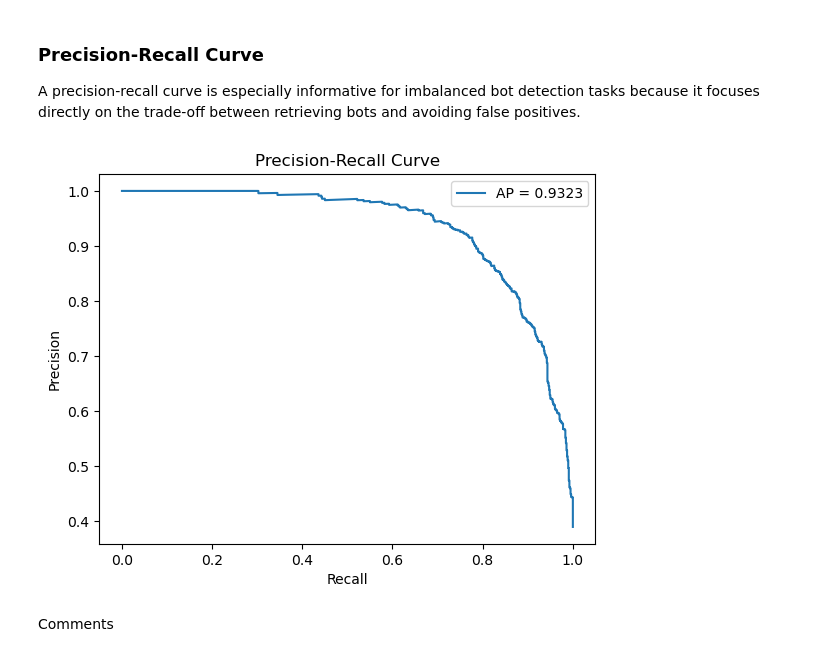
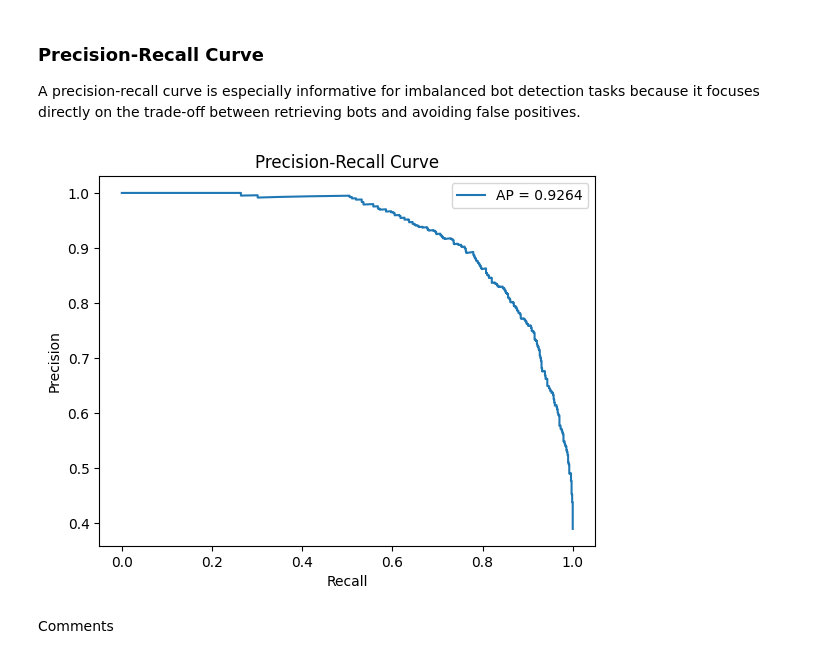
Before and after one commit to iiank/Twitter-Bot-Fraud-Detection, a Jupyter notebook: graph.ipynb, the cells around one changed output. Cells and saved outputs as stored; diff of their text form; code cells hidden in the pictures.

```diff
--- a/graph.ipynb
+++ b/graph.ipynb
@@ -1531,15 +1535,15 @@ plt.show()
 # %%
 @torch.no_grad()
 def test_rgcn_minibatch(model, test_loader, criterion, device, relation_to_idx, show_cm=True):
-    test_loss, precision, recall, accuracy, f1, y_true, y_pred = evaluate_rgcn_minibatch(
+    y_true, y_logits, y_probs, y_pred, metrics = predict_rgcn_minibatch(
         model, test_loader, criterion, device, relation_to_idx
     )
 
-    print(f"Test Loss:  {test_loss:.4f}")
-    print(f"Precision:  {precision:.4f}")
-    print(f"Recall:     {recall:.4f}")
-    print(f"Accuracy:   {accuracy:.4f}")
-    print(f"F1 Score:   {f1:.4f}")
+    print(f"Test Loss:  {metrics['loss']:.4f}")
+    print(f"Precision:  {metrics['precision']:.4f}")
+    print(f"Recall:     {metrics['recall']:.4f}")
+    print(f"Accuracy:   {metrics['accuracy']:.4f}")
+    print(f"F1 Score:   {metrics['f1']:.4f}")
 
     if show_cm:
         cm = confusion_matrix(y_true, y_pred)
@@ -1547,8 +1551,10 @@ def test_rgcn_minibatch(model, test_loader, criterion, device, relation_to_idx,
         disp.plot(cmap="Blues")
         plt.title("Confusion Matrix")
         plt.show()
+
+    return y_true, y_logits, y_probs, y_pred, metrics
 # %%
-test_rgcn_minibatch(
+y_true, y_logits, y_probs, y_pred, metrics = test_rgcn_minibatch(
     model=model,
     test_loader=test_loader,
     criterion=criterion,
@@ -1654,9 +1632,9 @@ A ROC curve can be added here to examine the trade-off between true positive rat
 # %%
 from sklearn.metrics import roc_curve, auc
 
-y_true, y_probs = get_probs_rgcn(model, test_loader, device, relation_to_idx)
+y_prob_bot = y_probs[:, 1]
 
-fpr, tpr, thresholds = roc_curve(y_true, y_probs)
+fpr, tpr, thresholds = roc_curve(y_true, y_prob_bot)
 roc_auc = auc(fpr, tpr)
 
 plt.figure()
@@ -1679,18 +1657,18 @@ A precision-recall curve is especially informative for imbalanced bot detection
 # %%
 from sklearn.metrics import precision_recall_curve, average_precision_score
 
-precision, recall, thresholds = precision_recall_curve(y_true, y_probs)
-ap_score = average_precision_score(y_true, y_probs)
+precision_vals, recall_vals, thresholds = precision_recall_curve(y_true, y_prob_bot)
+ap_score = average_precision_score(y_true, y_prob_bot)
 
 plt.figure()
-plt.plot(recall, precision, label=f"AP = {ap_score:.4f}")
+plt.plot(recall_vals, precision_vals, label=f"AP = {ap_score:.4f}")
 plt.xlabel("Recall")
 plt.ylabel("Precision")
 plt.title("Precision-Recall Curve")
 plt.legend()
 plt.show()
 # %% [output]
-[figure, old version]
+[figure, new version]
 # %% [markdown]
 Comments
 # %% [markdown]
```
Also changed, not shown: parts of 24 cells of this notebook.
